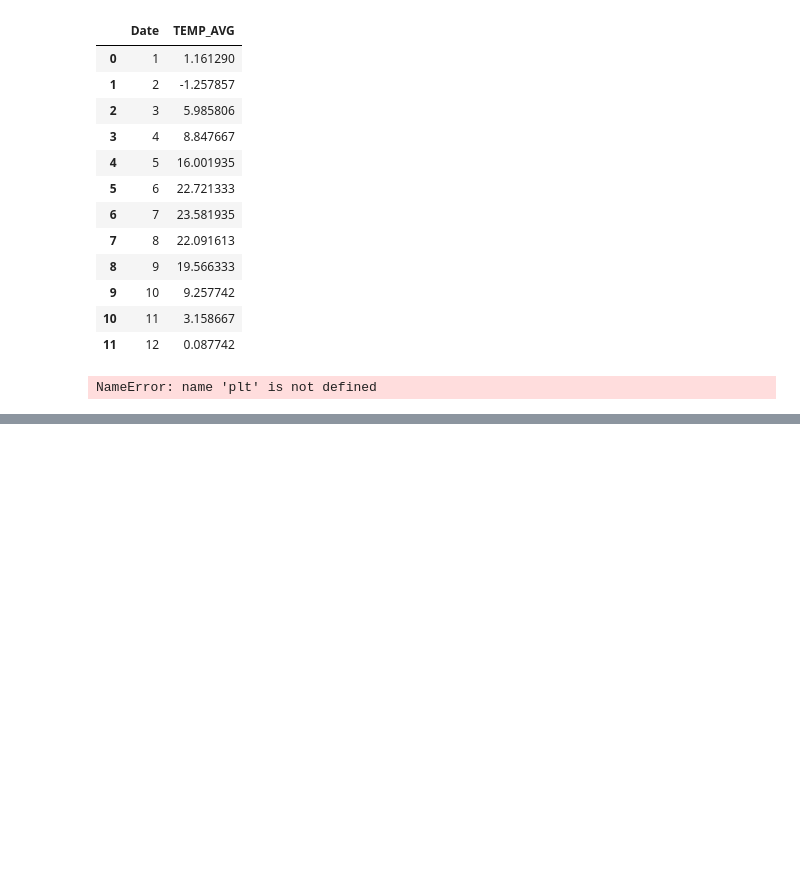
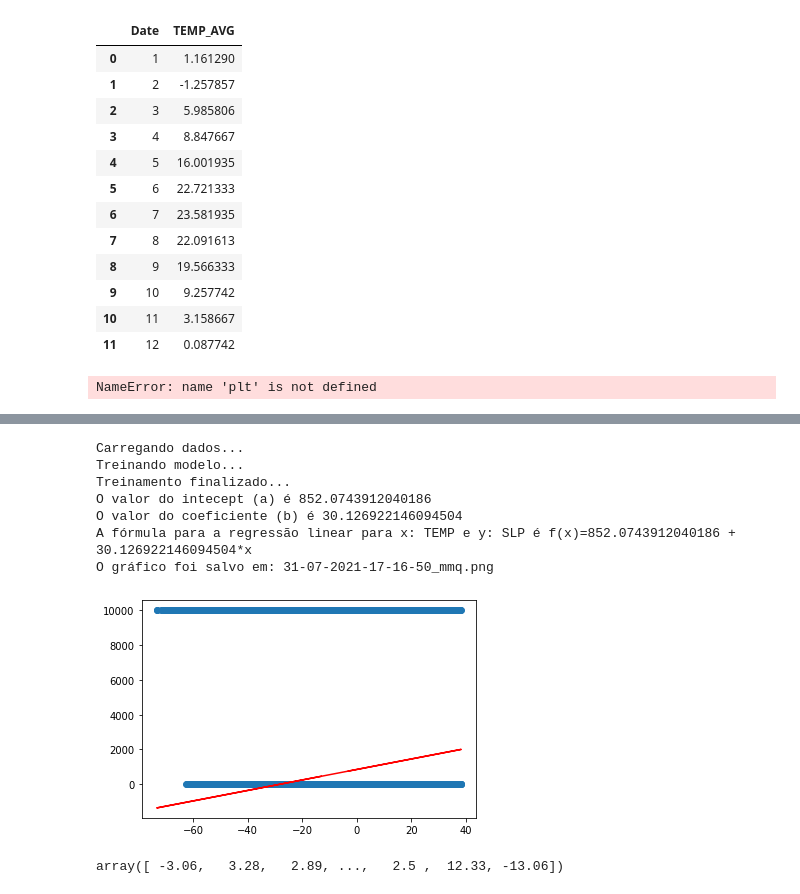
Before and after one commit to MatheusRMatos/ep2-sistemas-distribuidos, a Jupyter notebook: NCDC Analysis/notebook.ipynb, the cells around one changed output, grey strips where cells are left out. Saved outputs shown, nothing was run; the diff lists cells and outputs as text; code cells hidden in the pictures; blank space fills up the shorter version.

```diff
--- a/NCDC Analysis/notebook.ipynb
+++ b/NCDC Analysis/notebook.ipynb
@@ -107,0 +170,15 @@ model.fit(mmq["TEMP_MEAN"], "ELEVATION_MEAN")
+# %%
+handle_mmq()
+# %% [output]
+Carregando dados...
+Treinando modelo...
+Treinamento finalizado...
+O valor do intecept (a) é 852.0743912040186
+O valor do coeficiente (b) é 30.126922146094504
+A fórmula para a regressão linear para x: TEMP e y: SLP é f(x)=852.0743912040186 + 30.126922146094504*x
+O gráfico foi salvo em: 31-07-2021-17-16-50_mmq.png
+[figure, added]
+# %%
+mmq["TEMP"].to_numpy()
+# %% [output]
+array([ -3.06,   3.28,   2.89, ...,   2.5 ,  12.33, -13.06])
```
Also changed, not shown: parts of 15 cells of this notebook, 7 other files.
